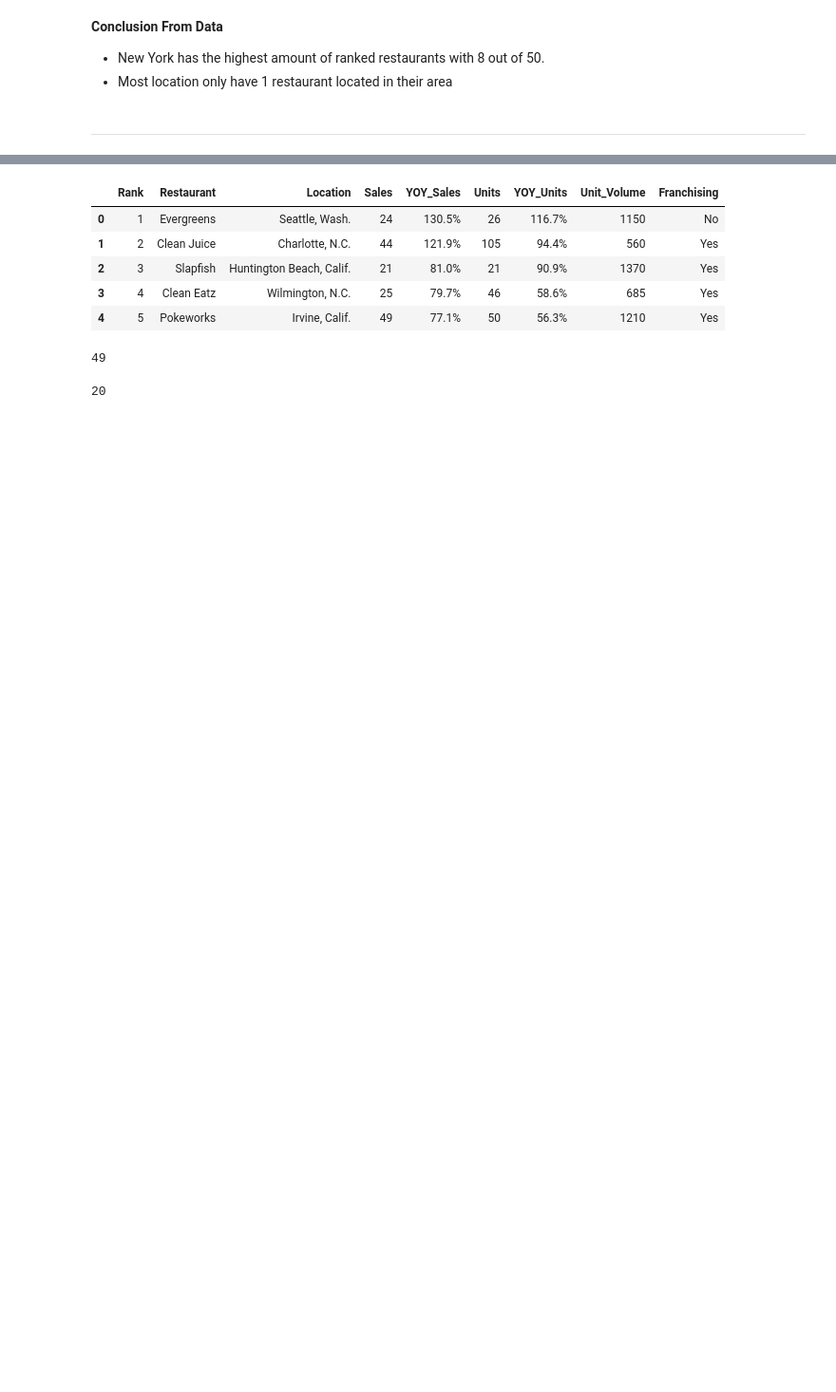
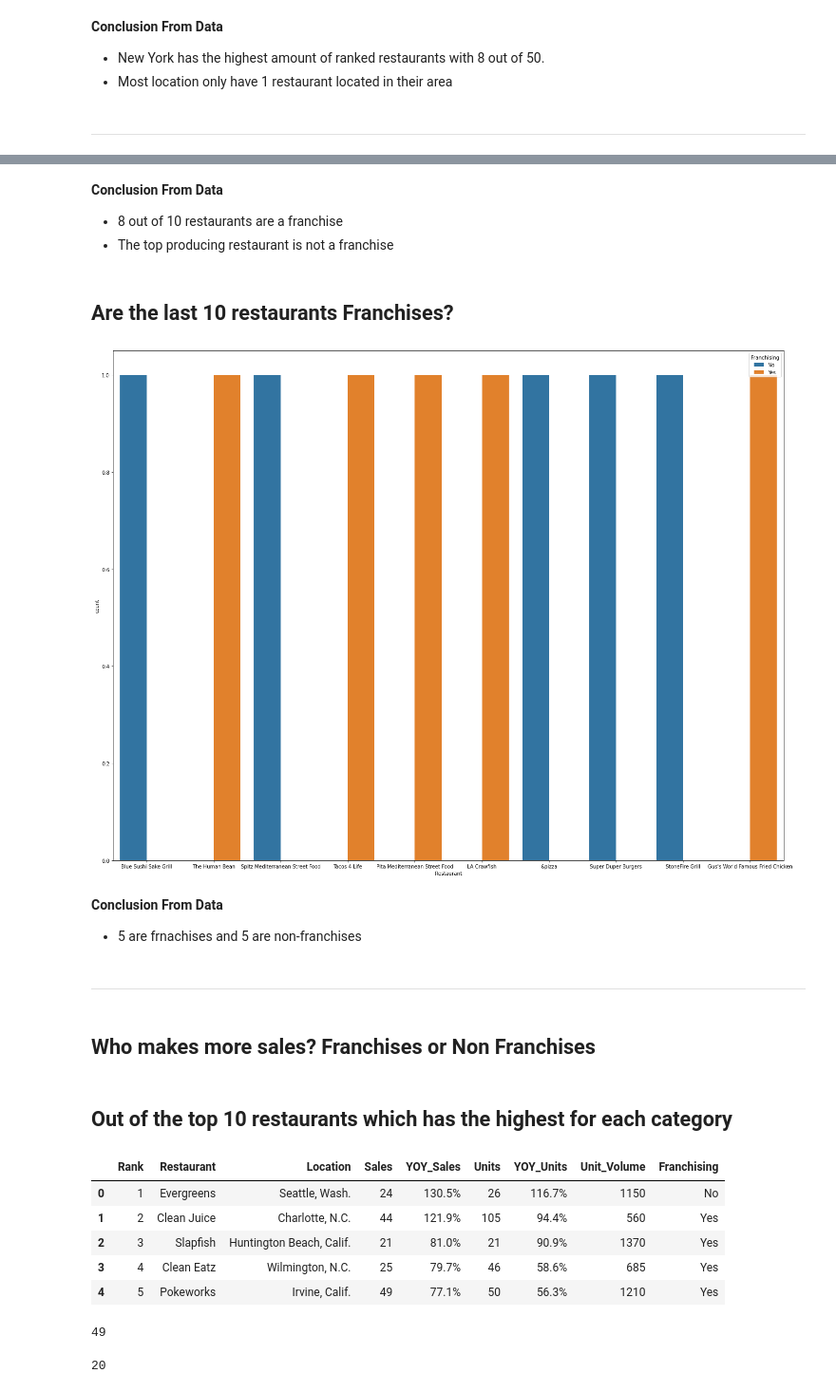
Before and after one commit to HunterKane/Restaurant-Business-Ranking-2020, a Jupyter notebook: Future50 Analysis .ipynb, the cells around one changed output, grey strips where cells are left out. Shown at 95% size. Saved outputs shown, nothing was run; the diff lists cells and outputs as text; code cells hidden in the pictures; blank space fills up the shorter version.

```diff
--- a/Future50 Analysis .ipynb
+++ b/Future50 Analysis .ipynb
@@ -103,0 +126,24 @@ __Conclusion From Data__
+# %% [markdown]
+__Conclusion From Data__
+
+- 8 out of 10 restaurants are a franchise
+- The top producing restaurant is not a franchise
+# %% [markdown]
+## Are the last 10 restaurants Franchises?
+# %%
+bottom10 = top50[40:50]
+
+fig_dims = (20, 15)
+fig, ax = plt.subplots(figsize=fig_dims)
+sns.countplot(x = "Restaurant",hue = "Franchising", ax=ax, data=bottom10)
+plt.tight_layout()
+# %% [output]
+[figure, added]
+# %% [markdown]
+__Conclusion From Data__
+
+- 5 are frnachises and 5 are non-franchises
+# %% [markdown]
+---
+# %% [markdown]
+## Who makes more sales? Franchises or Non Franchises
@@ -104,3 +152,5 @@ __Conclusion From Data__
+# %% [markdown]
+## Out of the top 10 restaurants which has the highest for each category
 # %%
 top50.head()
 # %% [output]
```
Also changed, not shown: parts of 10 cells of this notebook.
